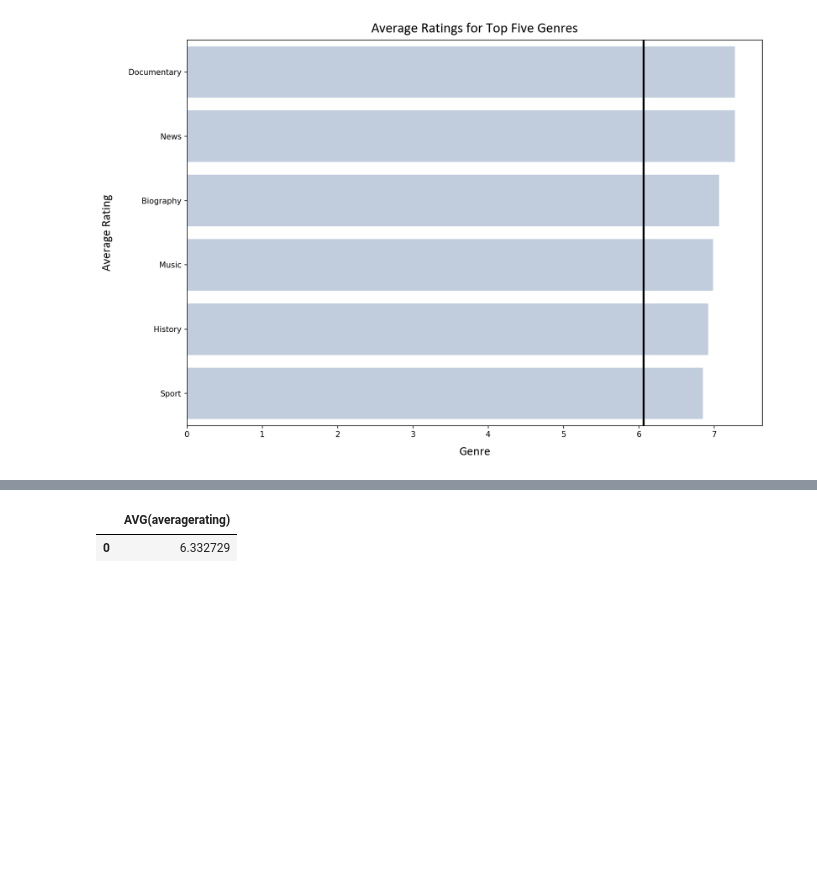
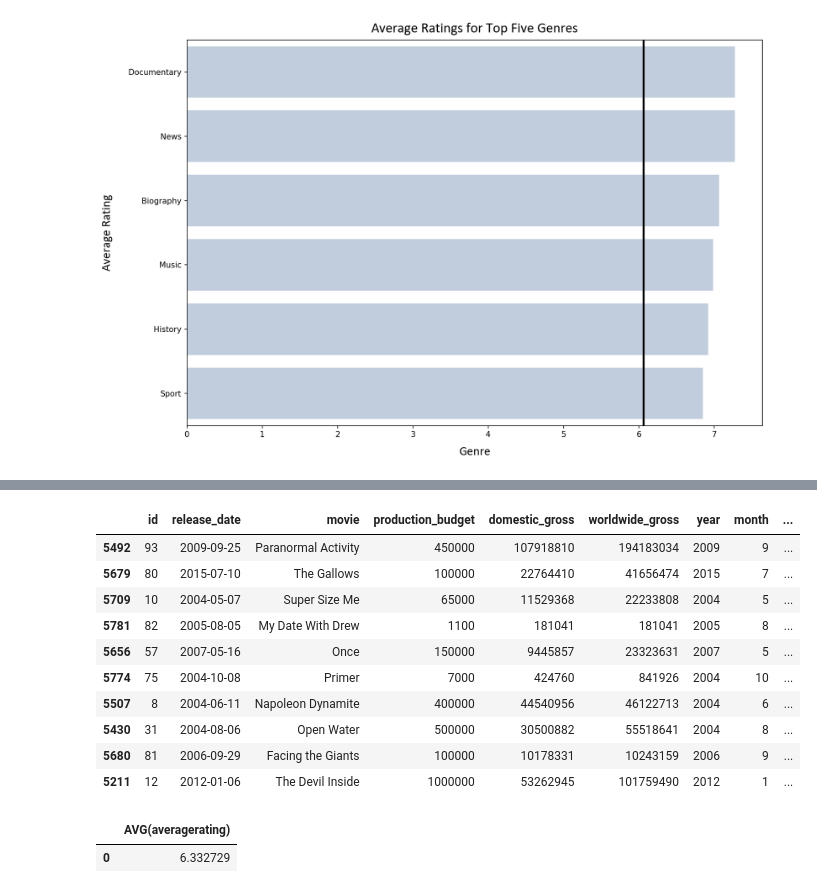
Before and after one commit to hacampbell1/teamaustin, a Jupyter notebook: computer_vision.ipynb, the cells around one changed output, grey strips where cells are left out. Cells and saved outputs as stored; diff of their text form; code cells hidden in the pictures; blank space fills up the shorter version.

```diff
--- a/computer_vision.ipynb
+++ b/computer_vision.ipynb
@@ -180,0 +312,20 @@ plt.tight_layout()
+# %%
+tn_df['year'] = tn_df['release_date'].dt.year
+tn_df = tn_df[tn_df['year'] > 2000]
+
+tn_df['month'] = tn_df['release_date'].dt.month
+tn_df['day'] = tn_df['release_date'].dt.weekday
+tn_df['profitability'] = tn_df['worldwide_gross']/tn_df['production_budget']
+tn_df.sort_values(by = 'profitability', ascending = False)[:10]
+# %% [output]
+|  | id | release_date | movie | production_budget | domestic_gross | worldwide_gross | year | month | ... |
+| 5492 | 93 | 2009-09-25 | Paranormal Activity | 450000 | 107918810 | 194183034 | 2009 | 9 | ... |
+| 5679 | 80 | 2015-07-10 | The Gallows | 100000 | 22764410 | 41656474 | 2015 | 7 | ... |
+| 5709 | 10 | 2004-05-07 | Super Size Me | 65000 | 11529368 | 22233808 | 2004 | 5 | ... |
+| 5781 | 82 | 2005-08-05 | My Date With Drew | 1100 | 181041 | 181041 | 2005 | 8 | ... |
+| 5656 | 57 | 2007-05-16 | Once | 150000 | 9445857 | 23323631 | 2007 | 5 | ... |
+| 5774 | 75 | 2004-10-08 | Primer | 7000 | 424760 | 841926 | 2004 | 10 | ... |
+| 5507 | 8 | 2004-06-11 | Napoleon Dynamite | 400000 | 44540956 | 46122713 | 2004 | 6 | ... |
+| 5430 | 31 | 2004-08-06 | Open Water | 500000 | 30500882 | 55518641 | 2004 | 8 | ... |
+| 5680 | 81 | 2006-09-29 | Facing the Giants | 100000 | 10178331 | 10243159 | 2006 | 9 | ... |
+| 5211 | 12 | 2012-01-06 | The Devil Inside | 1000000 | 53262945 | 101759490 | 2012 | 1 | ... |
```
Also changed, not shown: parts of 14 cells of this notebook.
